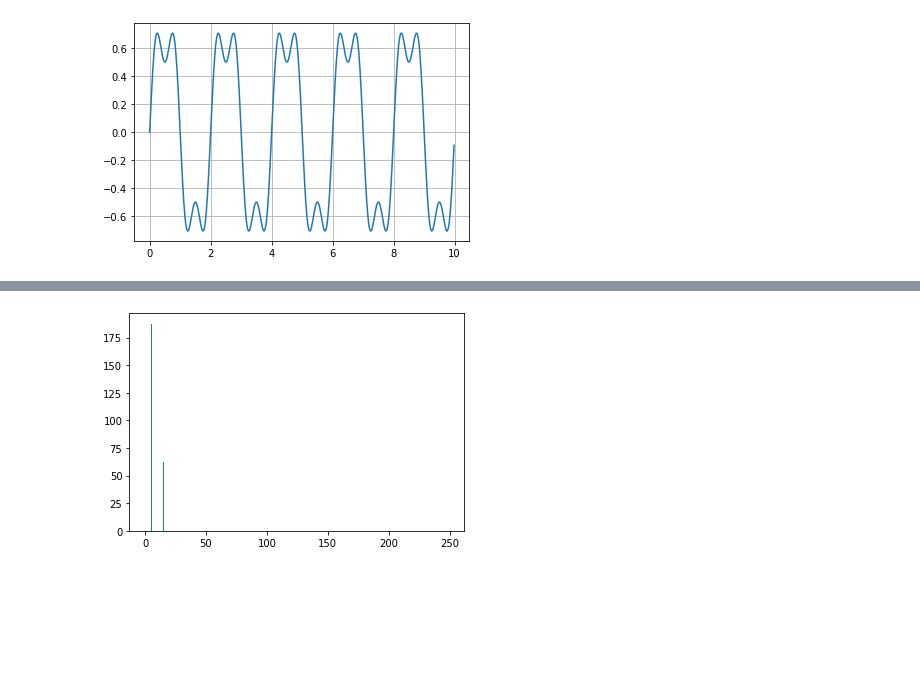
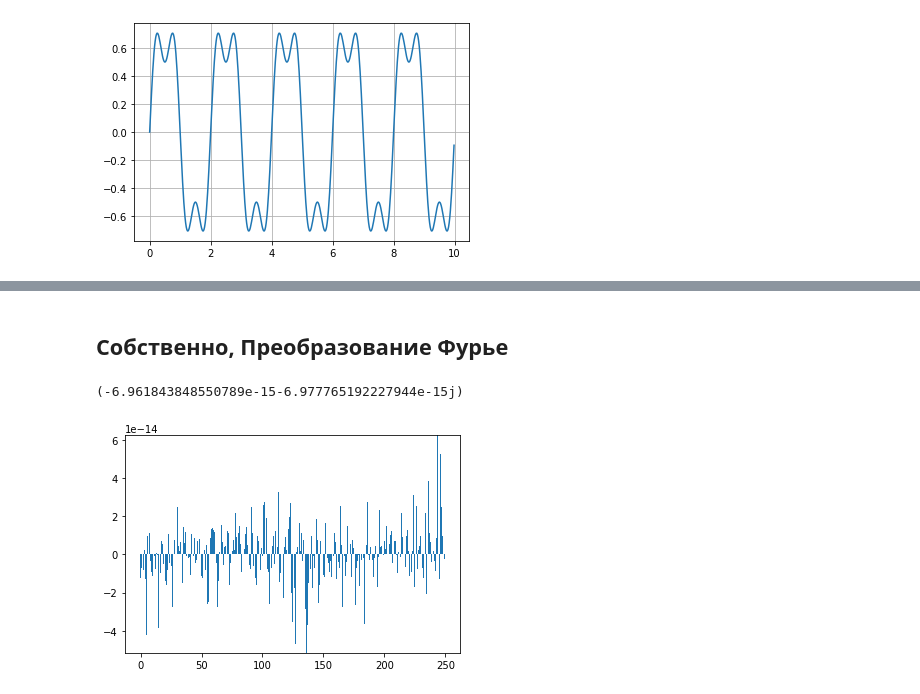
Before and after one commit to baerashid/Fourier, a Jupyter notebook: Fourier2.ipynb, the cells around one changed output, grey strips where cells are left out. Saved outputs shown, nothing was run; the diff lists cells and outputs as text; code cells hidden in the pictures; blank space fills up the shorter version.

```diff
--- a/Fourier2.ipynb
+++ b/Fourier2.ipynb
@@ -72,3 +103,5 @@ plt.show()
+# %% [markdown]
+## Собственно, Преобразование Фурье
 # %%
 from scipy.fftpack import fft, ifft
 # %%
@@ -76,4 +109,8 @@ from scipy.fftpack import fft, ifft
 discrete_signal = f_sum
 # %%
 #Discrete Fourier Transform -> Spectrum
-discrete_spectrum = fft(discrete_signal)
+magnitudes_of_frequencies = fft(discrete_signal)
+# один элемент здесь это комплексное число:
+magnitudes_of_frequencies[1]
+# %% [output]
+(-6.961843848550789e-15-6.977765192227944e-15j)
@@ -83,7 +117,7 @@ discrete_spectrum = fft(discrete_signal)
 # %%
-spectrum = np.arange(0,len(discrete_spectrum))
+frequency = np.arange(0,len(magnitudes_of_frequencies))
 # %%
-plt.bar(spectrum[0:250],abs(discrete_spectrum)[0:250])
+plt.bar(frequency[0:250],magnitudes_of_frequencies.real[0:250])
 plt.show()
 # %% [output]
-[figure, old version]
+[figure, new version]
```
Also changed, not shown: parts of 10 cells of this notebook.
